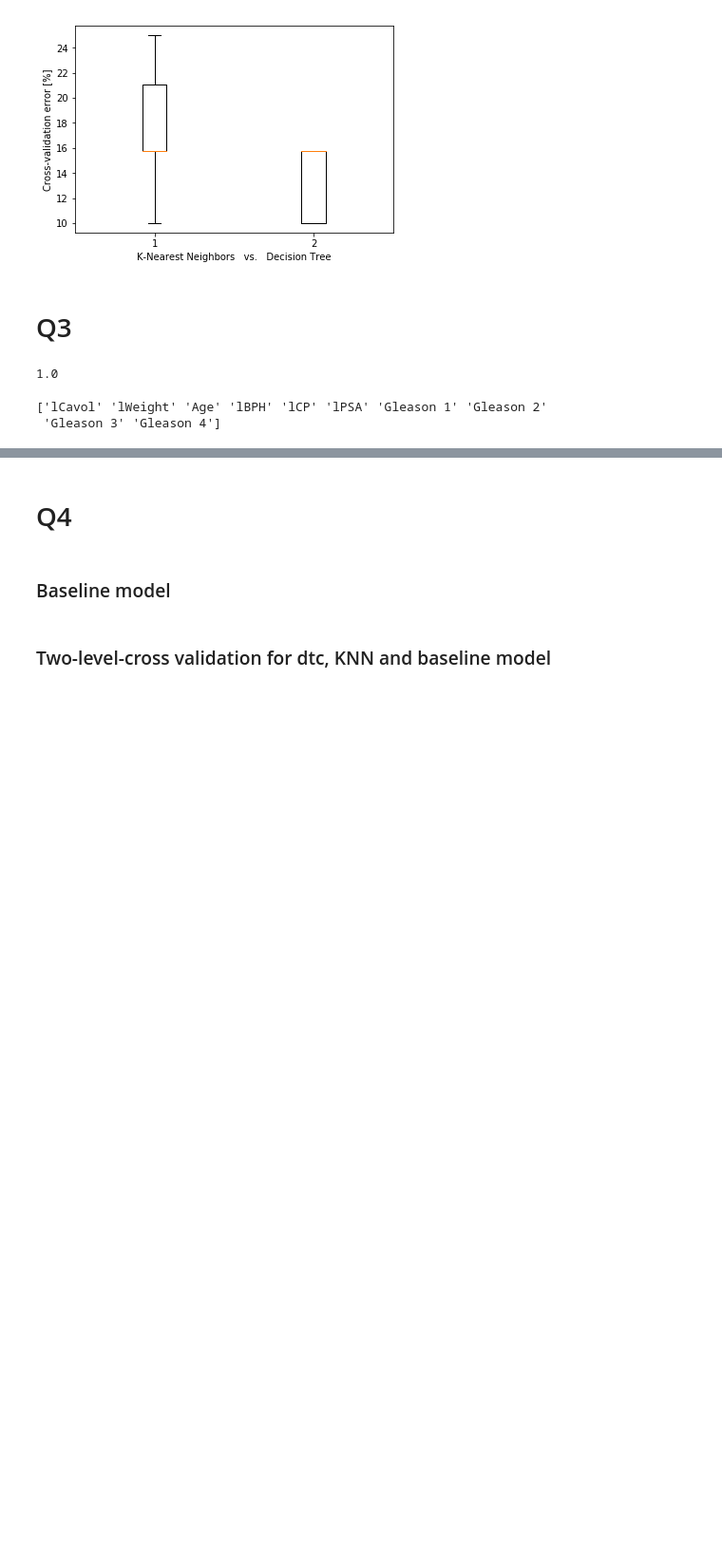
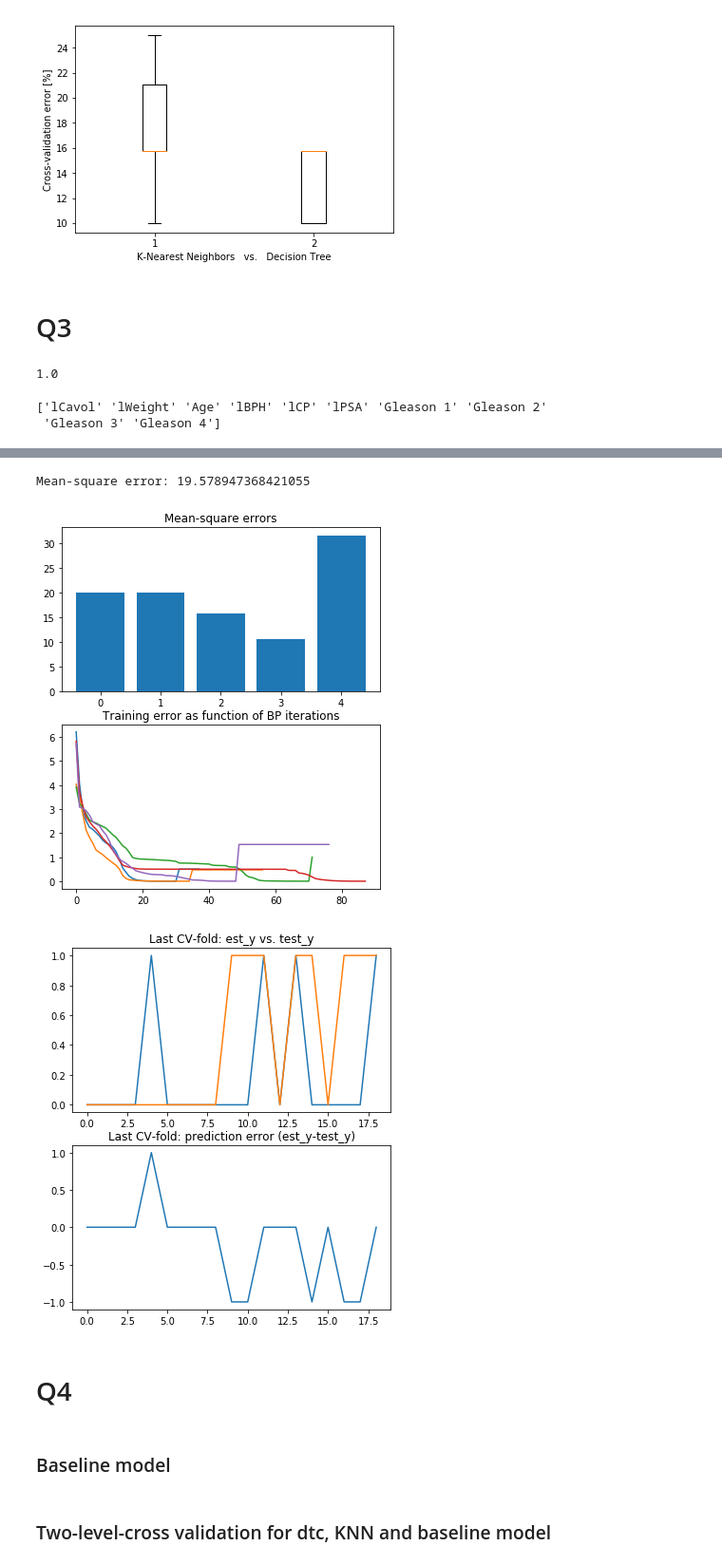
Before and after one commit to gretatuckute/ML_fall2018, a Jupyter notebook: Project 2.ipynb, the cells around one changed output, grey strips where cells are left out. Shown at 95% size. Drawn from its saved outputs; the diff is of its cells as text; code cells hidden in the pictures; blank space fills up the shorter version.

```diff
--- a/Project 2.ipynb
+++ b/Project 2.ipynb
@@ -596,0 +603,11 @@ src
+# %%
+# Parameters for neural network classifier
+n_hidden_units = [2,4,6,8,10,15]      # number of hidden units
+n_train = 6             # number of networks trained in each k-fold
+learning_goal = 0.0001     # stop criterion 1 (train mse to be reached)
+max_epochs = 512         # stop criterion 2 (max epochs in training)
+show_error_freq = 100     # frequency of training status updates
+# %%
+# K-fold crossvalidation
+K = 5                   # only three folds to speed up this example
+CV = model_selection.KFold(K,shuffle=True, random_state=seed)
@@ -597,3 +675,18 @@ src
+# %%
+# Print the average least squares error
+print('Mean-square error: {0}'.format(np.mean(errors)))
+
+figure(figsize=(6,7));
+subplot(2,1,1); bar(range(0,K),errors); title('Mean-square errors');
+subplot(2,1,2); plot(error_hist); title('Training error as function of BP iterations');
+figure(figsize=(6,7));
+subplot(2,1,1); plot(y_est); plot(y_test); title('Last CV-fold: est_y vs. test_y');
+subplot(2,1,2); plot((y_est-y_test)); title('Last CV-fold: prediction error (est_y-test_y)');
+show()
+# %% [output]
+Mean-square error: 19.578947368421055
+[figure, added]
+[figure, added]
 # %% [markdown]
 # Q4
 # %% [markdown]
```
Also changed, not shown: parts of 12 cells of this notebook.
